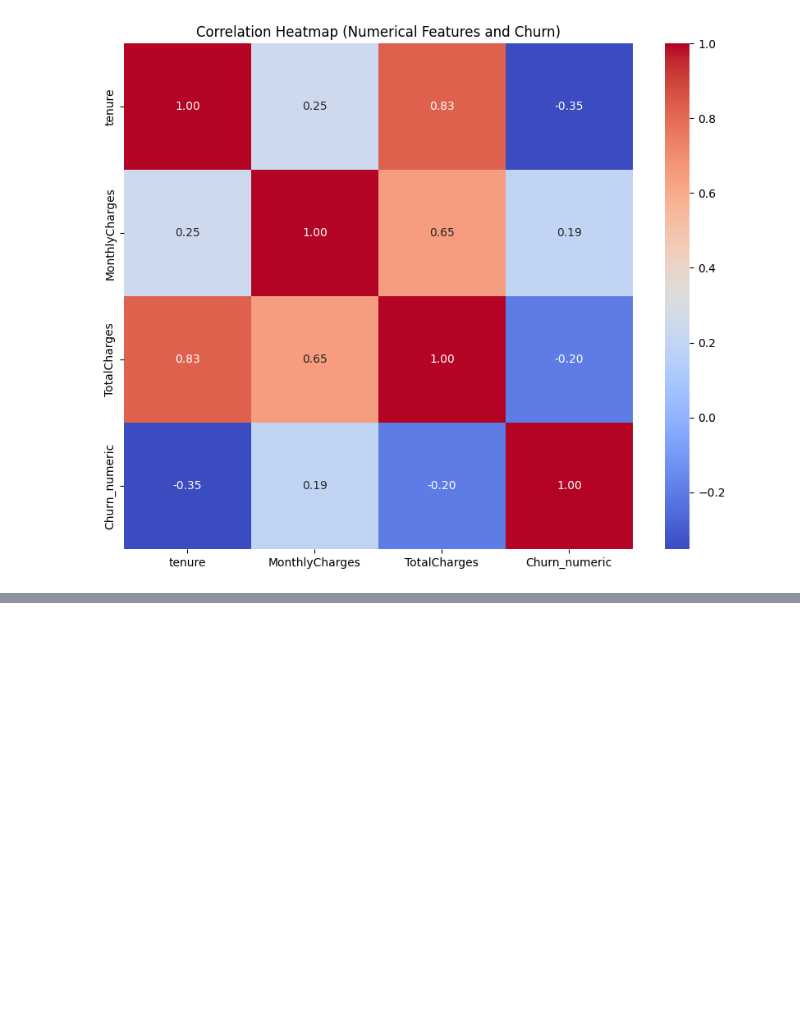
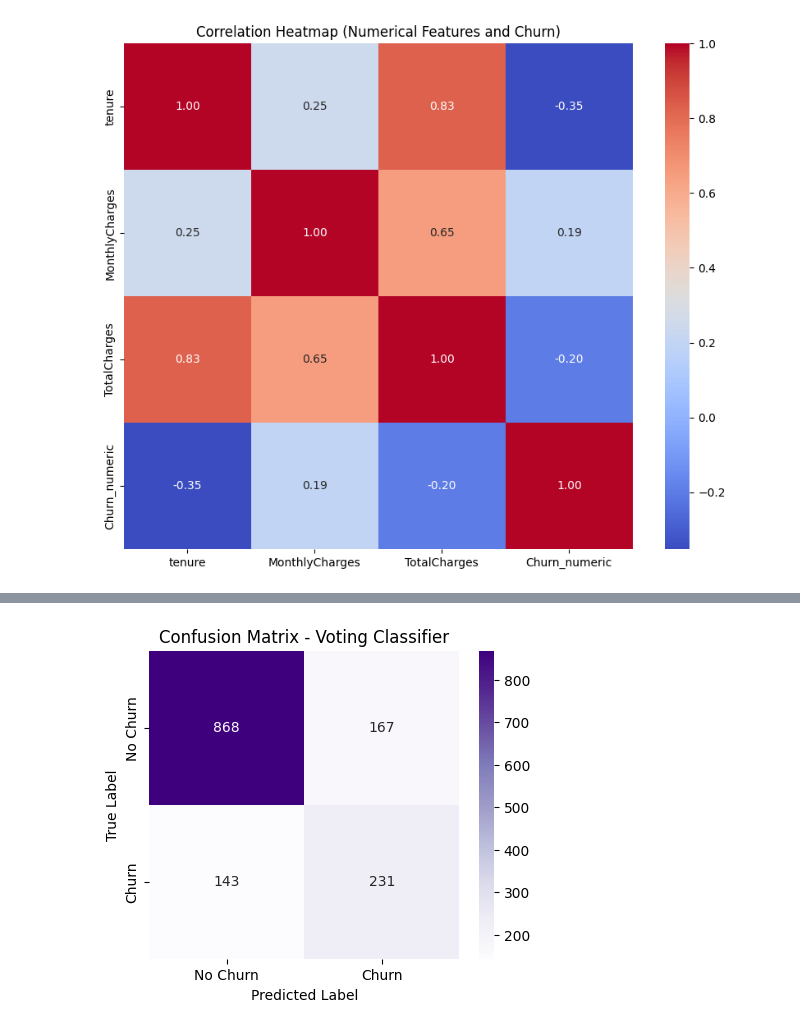
Before and after one commit to plaussermair/aws-mle-practice, a Jupyter notebook: Customer Churn Model.ipynb, the cells around one changed output, grey strips where cells are left out. Cells and saved outputs as stored; diff of their text form; code cells hidden in the pictures; blank space fills up the shorter version.

```diff
--- a/Customer Churn Model.ipynb
+++ b/Customer Churn Model.ipynb
@@ -162,8 +188,13 @@ For example, when doing 'df[col].method(value, inplace=True)', try using 'df.met
 # %%
 df.drop('customerID', axis=1, inplace=True)
 # %%
-from sklearn.preprocessing import LabelEncoder, StandardScaler
-from sklearn.model_selection import train_test_split
+# Convert Churn to numeric
+# Make sure this is done only once and correctly
+if df['Churn'].dtype == 'object':
+    df['Churn'] = df['Churn'].map({'Yes': 1, 'No': 0})
+    print("Mapped 'Churn' column to 0/1.")
+else:
+    print("'Churn' column is already numeric.")
 
-# Convert Churn to numeric
-df['Churn'] = df['Churn'].apply(lambda x: 1 if x == 'Yes' else 0)
+# --- Verify Churn distribution after mapping ---
+print("\nChurn Value Counts (After Mapping):\n", df['Churn'].value_counts(normalize=True))
@@ -278,0 +747,74 @@ Final Numerical columns to be scaled: ['SeniorCitizen', 'tenure', 'MonthlyCharge
+# %%
+# --- 8. Ensemble Model (Voting Classifier - Optional but Recommended) ---
+
+# Select top N models based on test accuracy from results_acc
+N_top_models = 3
+if results_acc and len(results_acc) >= N_top_models:
+    print(f"\n--- 8. Ensemble Model (Voting Classifier using Top {N_top_models}) ---")
+
+    # Sort models by accuracy
+    sorted_models = sorted(results_acc.items(), key=lambda item: item[1]['accuracy'], reverse=True)
+
+    # Select top N pipelines for the ensemble
+    top_estimators_list = [(name, result['pipeline']) for name, result in sorted_models[:N_top_models]]
+    print("Selected estimators for Voting Classifier:", [name for name, _ in top_estimators_list])
+
+    # Create and fit the Voting Classifier
+    # Ensure the base estimators (pipelines) are already fitted
+    voting_clf_acc = VotingClassifier(estimators=top_estimators_list, voting='soft', n_jobs=-1) # Soft voting usually better
+
+    print("Fitting Voting Classifier on the full training data...")
+    # Note: Fitting the VotingClassifier itself doesn't re-tune the base models.
+    # It learns how to combine the outputs of the already tuned pipelines.
+    try:
+        voting_clf_acc.fit(X_train, y_train) # Fit on the original training data
+
+        # Evaluate the Voting Classifier
+        print("\n--- Evaluating Voting Classifier on Test Set ---")
+        y_pred_voting = voting_clf_acc.predict(X_test)
+        y_pred_proba_voting = voting_clf_acc.predict_proba(X_test)[:, 1]
+
+        acc_voting = accuracy_score(y_test, y_pred_voting)
+        roc_auc_voting = roc_auc_score(y_test, y_pred_proba_voting)
+        report_voting = classification_report(y_test, y_pred_voting, target_names=['No Churn', 'Churn'])
+        cm_voting = confusion_matrix(y_test, y_pred_voting)
+
+        print(f"Voting Classifier Accuracy: {acc_voting:.4f}")
+        print(f"Voting Classifier ROC AUC: {roc_auc_voting:.4f}")
+        print("Voting Classifier Classification Report:\n", report_voting)
+
+        plt.figure(figsize=(5, 4))
+        sns.heatmap(cm_voting, annot=True, fmt='d', cmap='Purples', xticklabels=['No Churn', 'Churn'], yticklabels=['No Churn', 'Churn'])
+        plt.title('Confusion Matrix - Voting Classifier')
+        plt.xlabel('Predicted Label')
+        plt.ylabel('True Label')
+        plt.show()
+
+        # Decide if the Voting Classifier is the final model
+        if acc_voting > best_accuracy:
+            print("\nVoting Classifier performs better than the best individual model.")
+            final_pipeline = voting_clf_acc
+            best_model_name_final = "VotingClassifier"
+            best_accuracy_final = acc_voting
+        else:
+            print("\nBest individual model performs better or equal to Voting Classifier.")
+            final_pipeline = final_pipeline_individual
+            best_model_name_final = best_model_name_acc
+            best_accuracy_final = best_accuracy
+    except Exception as e_vote:
+        print(f"Error fitting or evaluating Voting Classifier: {e_vote}")
+        print("Falling back to best individual model.")
+        final_pipeline = final_pipeline_individual
+        best_model_name_final = best_model_name_acc
+        best_accuracy_final = best_accuracy
+
+else:
+    print("\nSkipping Voting Classifier (not enough models evaluated or results missing).")
+    final_pipeline = final_pipeline_individual # Use the best individual model found
+    best_model_name_final = best_model_name_acc
+    best_accuracy_final = best_accuracy
+
+
+print(f"\n--- Final Selected Model: {best_model_name_final} ---")
+print(f"--- Final Test Accuracy: {best_accuracy_final:.4f} ---")
+# %% [output]
@@ -278,0 +838 @@ Final Numerical columns to be scaled: ['SeniorCitizen', 'tenure', 'MonthlyCharge
+[figure, added]
```
Also changed, not shown: parts of 19 cells of this notebook, 5 other files.
